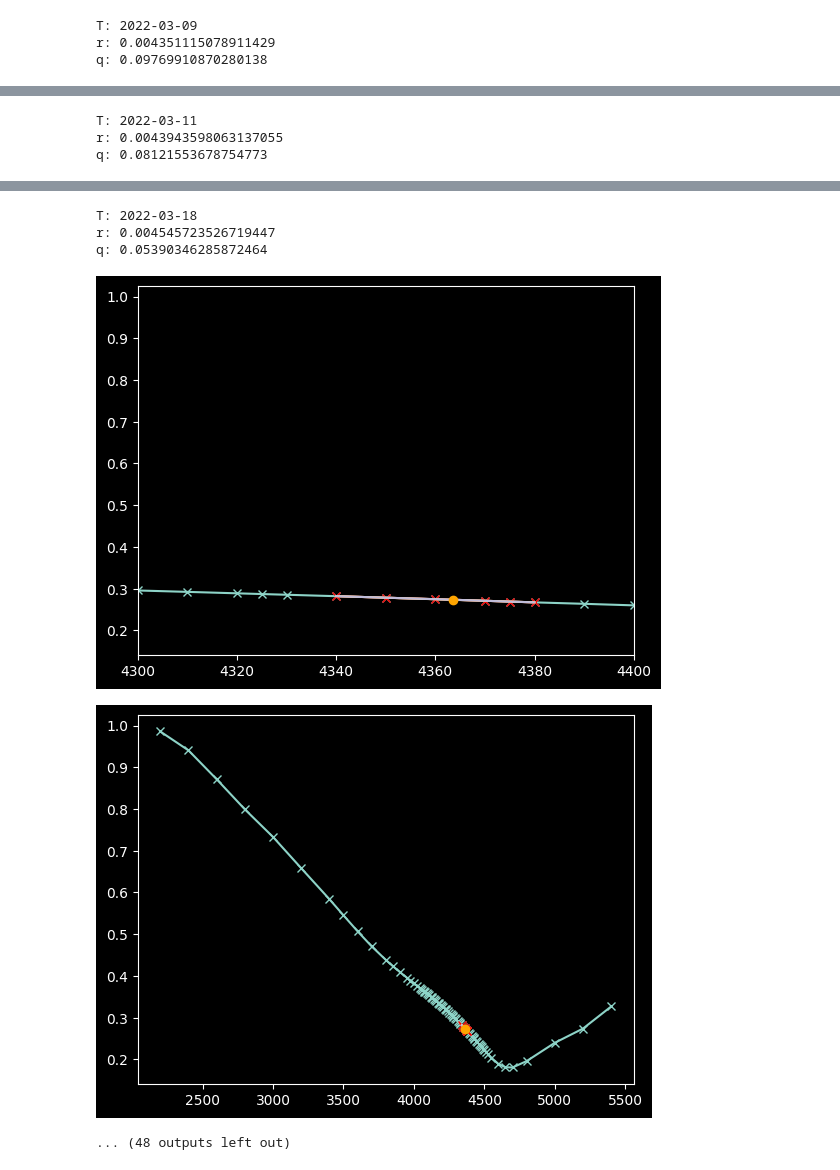
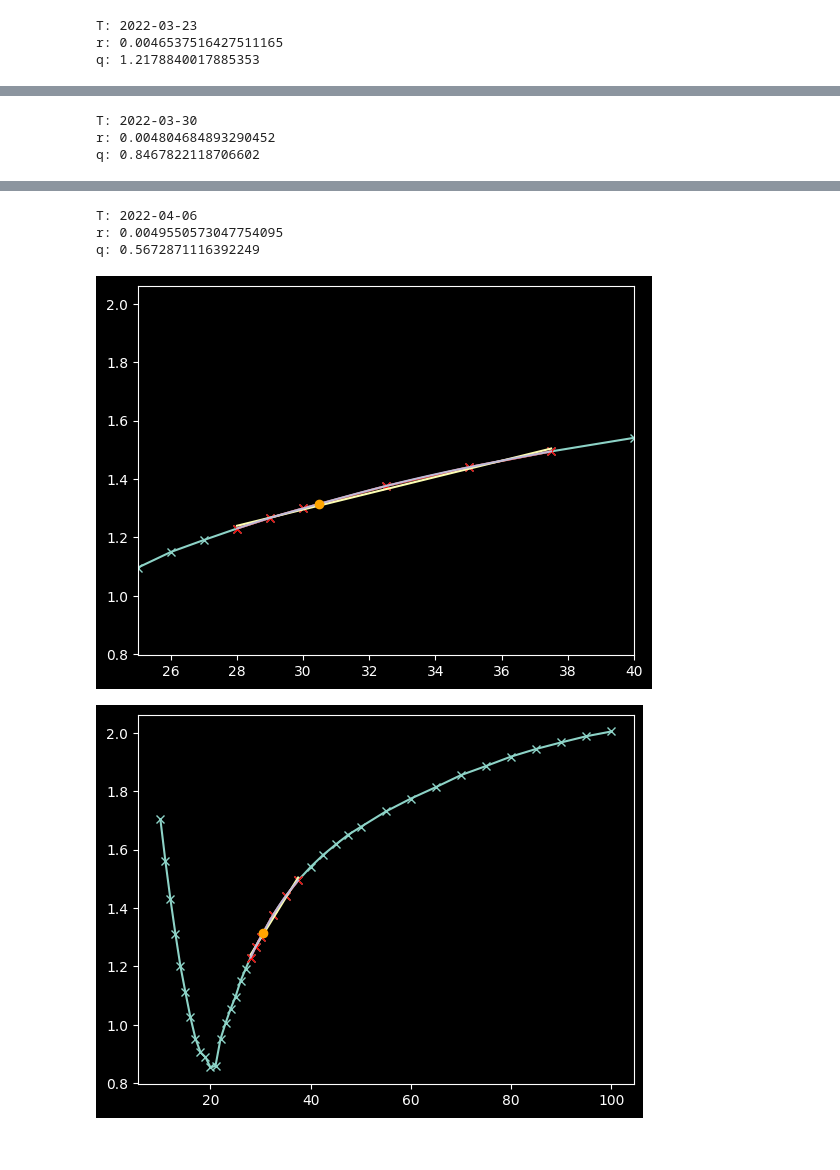
Before and after one commit to mayurankv/msc-statistics-dissertation, a Jupyter notebook: Project/notebooks/option_test_vix.ipynb, the cells around one changed output, grey strips where cells are left out. Saved outputs shown, nothing was run; the diff lists cells and outputs as text; code cells hidden in the pictures.

```diff
--- a/Project/notebooks/option_test_vix.ipynb
+++ b/Project/notebooks/option_test_vix.ipynb
@@ -203,3 +24,14 @@ vix.price(time)
+# %%
+expiries = np.array(["2022-03-09", "2022-03-23", "2022-03-30", "2022-04-06"], dtype=np.datetime64)
+
+strikes = np.array([10, 11, 12, 13, 14, 15, 16, 17, 18, 19, 20, 21, 22, 23, 24, 25, 26, 27, 28, 29, 30, 32.5, 35, 37.5, 40, 42.5, 45, 47.5, 50, 55, 60, 65, 70, 75, 80, 85, 90, 95, 100])
+# strikes = np.array([4100, 4200,4250, 4260, 4270, 4280, 4290, 4300, 4310, 4320, 4340, 4350, 4360, 4370, 4380, 4400, 4500])
+vix_vs = VolatilitySurface(
+	underlying=vix,
+	expiries=expiries,
+	strikes=strikes,
+	monthly=False,
+)
 # %%
 volatility_surface = vix_vs
 surface = volatility_surface.surface_quantities(
@@ -242,8 +72,8 @@ for i, expiry in enumerate(volatility_surface.expiries):
 	plt.plot(x, s * x + i)
 	plt.plot(x, cs(x))
 	plt.plot((spot := volatility_surface.underlying.price(time=time)), cs(spot), color="orange", marker="o")
-	plt.gca().set_xlim(4300, 4400)
-	# plt.gca().set_ylim(0.22, 0.34)
+	plt.gca().set_xlim(25, 40)
+	# plt.gca().set_ylim(1.2, 1.5)
 	plt.show()
 
 	plt.plot(volatility_surface.strikes, cast(DataFrame, surface.xs(key=expiry, level=1)).loc[volatility_surface.strikes, "Symbol"].values, linestyle=None, marker="x")
@@ -261,3 +95,3 @@ q: 0.4888974062314018
-T: 2022-03-09
-r: 0.004351115078911429
-q: 0.09769910870280138
+T: 2022-03-23
+r: 0.0046537516427511165
+q: 1.2178840017885353
@@ -266,3 +100,3 @@ q: 0.09769910870280138
-T: 2022-03-11
-r: 0.0043943598063137055
-q: 0.08121553678754773
+T: 2022-03-30
+r: 0.004804684893290452
+q: 0.8467822118706602
@@ -271,9 +105,8 @@ q: 0.08121553678754773
-T: 2022-03-18
-r: 0.004545723526719447
-q: 0.05390346285872464
+T: 2022-04-06
+r: 0.0049550573047754095
+q: 0.5672871116392249
-[figure, old version]
+[figure, new version]
-[figure, old version]
+[figure, new version]
-... (48 outputs left out)
 # %%
 print(f"r: {get_risk_free_interest_rate(time, t2x)}")
 print(f"q: {get_dividend_yield(volatility_surface.underlying, time, volatility_surface.expiries, False)}")
```
Also changed, not shown: parts of 12 cells of this notebook, 10 other files.
